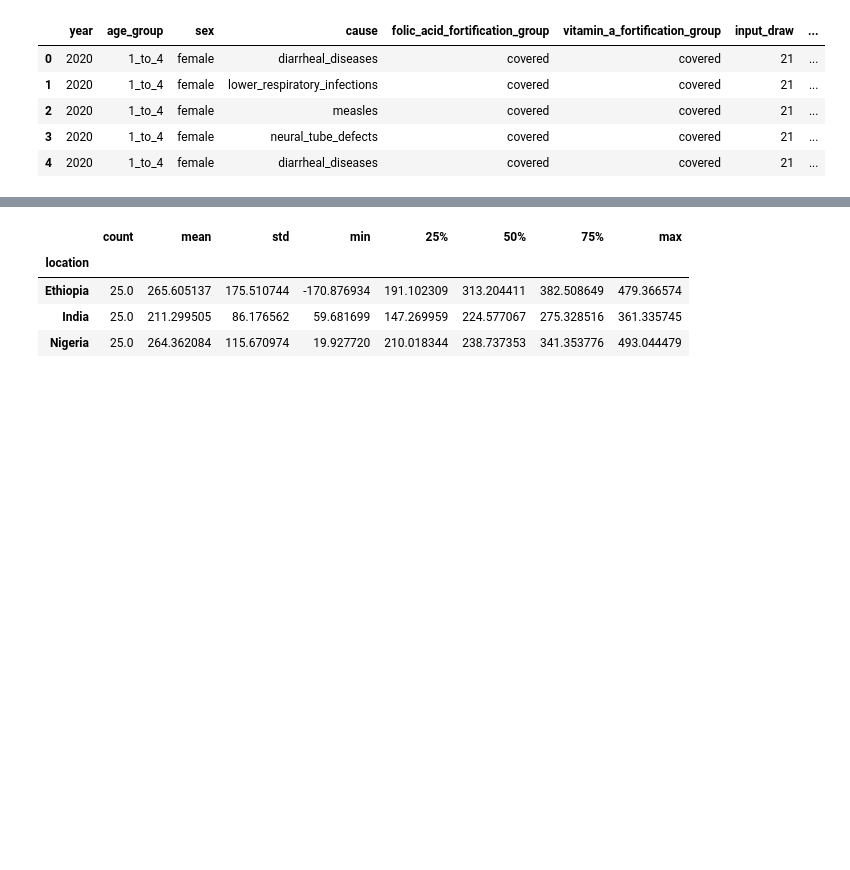
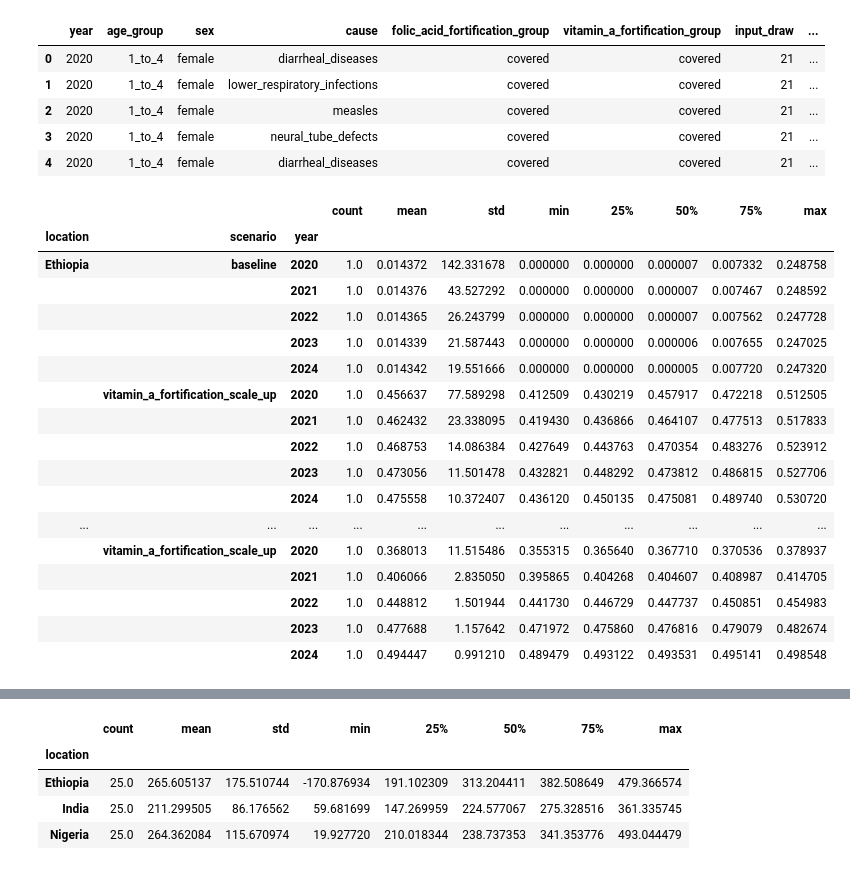
Before and after one commit to ihmeuw/vivarium_data_analysis, a Jupyter notebook: output_processing/lsff/model_5/model_5_vitamin_a_outputs.ipynb, the cells around one changed output, grey strips where cells are left out. Saved outputs shown, nothing was run; the diff lists cells and outputs as text; code cells hidden in the pictures; blank space fills up the shorter version.

```diff
--- a/output_processing/lsff/model_5/model_5_vitamin_a_outputs.ipynb
+++ b/output_processing/lsff/model_5/model_5_vitamin_a_outputs.ipynb
@@ -146,0 +118,21 @@ Maybe we implemented our baseline calibration incorrectly??? I think that this m
+# %%
+# load artifact data for ACMR
+master_acmr = pd.DataFrame()
+for i in ['ethiopia','india','nigeria']:
+    art = Artifact('/share/costeffectiveness/artifacts/vivarium_conic_lsff/' + i + '.hdf',
+               filter_terms=['year_start == 2017', 'age_start < 5'])
+    data = art.load('cause.all_causes.cause_specific_mortality_rate')
+    data = pd.DataFrame(data.mean(axis=1)).reset_index().rename(columns={0:'value'})
+    data['location'] = i.capitalize()
+    data['age_group'] = 0
+    data['age_group'] = np.where(data['age_start'] == 0, 'early_neonatal',
+                               np.where(data['age_end'] == 1, 'post_neonatal',
+                                        np.where(data['age_start'] == 1, '1_to_4',
+                                                'late_neonatal')))
+    data['value'] = data['value'] * 100_000
+    master_acmr = master_acmr.append(data)
+master_acmr = master_acmr.groupby(['location','age_group']).mean()
+master_acmr = master_acmr[['value']]
+master_acmr.head()
+
+# note, we are NOT validating to GBD in the baseline scenario
@@ -173,3 +191,40 @@ master_counts.head()
 | 2 | 2020 | 1_to_4 | female | measles | covered | covered | 21 | ... |
 | 3 | 2020 | 1_to_4 | female | neural_tube_defects | covered | covered | 21 | ... |
 | 4 | 2020 | 1_to_4 | female | diarrheal_diseases | covered | covered | 21 | ... |
+# %%
+# COMPUTE COVERAGE PROPORTION BY LOCATION, SCENARIO, YEAR
+
+data = pd.DataFrame.copy(master_counts)
+data = data.where(data['scenario'] != 'folic_acid_fortification_scale_up').dropna()
+
+covered = data.where(data['vitamin_a_fortification_group'] != 'uncovered').dropna()
+covered = covered.groupby(['location','scenario','year','input_draw'], as_index=False).sum()
+covered = covered.groupby(['location','scenario','year']).describe()
+covered = covered[['person_time']]
+
+overall = data.groupby(['location','scenario','year','input_draw'], as_index=False).sum()
+overall = overall.groupby(['location','scenario','year']).describe()
+overall = overall[['person_time']]
+
+coverage_proportion = covered / overall
+coverage_proportion = coverage_proportion.rename(columns={'person_time':'coverage'})
+coverage_proportion['coverage']
+# %% [output]
+|  |  |  | count | mean | std | min | 25% | 50% | 75% | max |
+| location | scenario | year |  |  |  |  |  |  |  |  |
+| Ethiopia | baseline | 2020 | 1.0 | 0.014372 | 142.331678 | 0.000000 | 0.000000 | 0.000007 | 0.007332 | 0.248758 |
+|  |  | 2021 | 1.0 | 0.014376 | 43.527292 | 0.000000 | 0.000000 | 0.000007 | 0.007467 | 0.248592 |
+|  |  | 2022 | 1.0 | 0.014365 | 26.243799 | 0.000000 | 0.000000 | 0.000007 | 0.007562 | 0.247728 |
+|  |  | 2023 | 1.0 | 0.014339 | 21.587443 | 0.000000 | 0.000000 | 0.000006 | 0.007655 | 0.247025 |
+|  |  | 2024 | 1.0 | 0.014342 | 19.551666 | 0.000000 | 0.000000 | 0.000005 | 0.007720 | 0.247320 |
+|  | vitamin_a_fortification_scale_up | 2020 | 1.0 | 0.456637 | 77.589298 | 0.412509 | 0.430219 | 0.457917 | 0.472218 | 0.512505 |
+|  |  | 2021 | 1.0 | 0.462432 | 23.338095 | 0.419430 | 0.436866 | 0.464107 | 0.477513 | 0.517833 |
+|  |  | 2022 | 1.0 | 0.468753 | 14.086384 | 0.427649 | 0.443763 | 0.470354 | 0.483276 | 0.523912 |
+|  |  | 2023 | 1.0 | 0.473056 | 11.501478 | 0.432821 | 0.448292 | 0.473812 | 0.486815 | 0.527706 |
+|  |  | 2024 | 1.0 | 0.475558 | 10.372407 | 0.436120 | 0.450135 | 0.475081 | 0.489740 | 0.530720 |
+| ... | ... | ... | ... | ... | ... | ... | ... | ... | ... | ... |
+|  | vitamin_a_fortification_scale_up | 2020 | 1.0 | 0.368013 | 11.515486 | 0.355315 | 0.365640 | 0.367710 | 0.370536 | 0.378937 |
+|  |  | 2021 | 1.0 | 0.406066 | 2.835050 | 0.395865 | 0.404268 | 0.404607 | 0.408987 | 0.414705 |
+|  |  | 2022 | 1.0 | 0.448812 | 1.501944 | 0.441730 | 0.446729 | 0.447737 | 0.450851 | 0.454983 |
+|  |  | 2023 | 1.0 | 0.477688 | 1.157642 | 0.471972 | 0.475860 | 0.476816 | 0.479079 | 0.482674 |
+|  |  | 2024 | 1.0 | 0.494447 | 0.991210 | 0.489479 | 0.493122 | 0.493531 | 0.495141 | 0.498548 |
```
Also changed, not shown: parts of 25 cells of this notebook.
